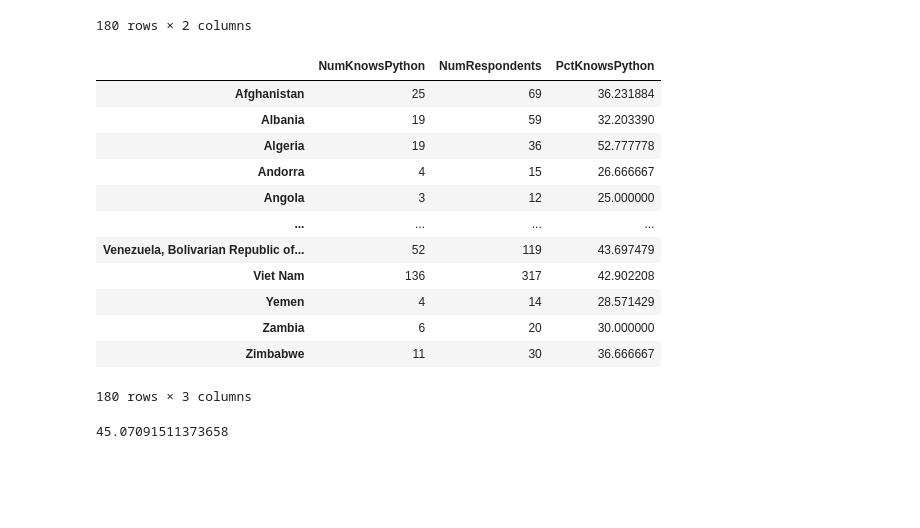
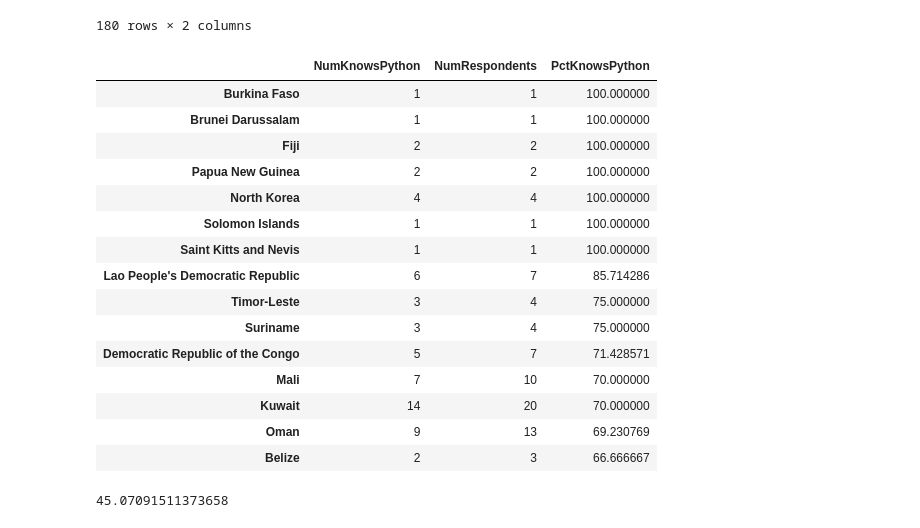
Before and after one commit to Obscureagain/pandas-demo, a Jupyter notebook: SO 2022.ipynb, the cells around one changed output. Cells and saved outputs as stored; diff of their text form; code cells hidden in the pictures; blank space fills up the shorter version.

```diff
--- a/SO 2022.ipynb
+++ b/SO 2022.ipynb
@@ -676,20 +696,24 @@ python_df
 python_df['PctKnowsPython']=(python_df['NumKnowsPython']/python_df['NumRespondents'])*100
-# %%
-python_df
-# %% [output]
-|  | NumKnowsPython | NumRespondents | PctKnowsPython |
-| Afghanistan | 25 | 69 | 36.231884 |
-| Albania | 19 | 59 | 32.203390 |
-| Algeria | 19 | 36 | 52.777778 |
-| Andorra | 4 | 15 | 26.666667 |
-| Angola | 3 | 12 | 25.000000 |
-| ... | ... | ... | ... |
-| Venezuela, Bolivarian Republic of... | 52 | 119 | 43.697479 |
-| Viet Nam | 136 | 317 | 42.902208 |
-| Yemen | 4 | 14 | 28.571429 |
-| Zambia | 6 | 20 | 30.000000 |
-| Zimbabwe | 11 | 30 | 36.666667 |
-180 rows × 3 columns
+# %%
+# Review which countries has the highest pct of respondents that know Python
+python_df.nlargest(15, 'PctKnowsPython')
+# %% [output]
+|  | NumKnowsPython | NumRespondents | PctKnowsPython |
+| Burkina Faso | 1 | 1 | 100.000000 |
+| Brunei Darussalam | 1 | 1 | 100.000000 |
+| Fiji | 2 | 2 | 100.000000 |
+| Papua New Guinea | 2 | 2 | 100.000000 |
+| North Korea | 4 | 4 | 100.000000 |
+| Solomon Islands | 1 | 1 | 100.000000 |
+| Saint Kitts and Nevis | 1 | 1 | 100.000000 |
+| Lao People's Democratic Republic | 6 | 7 | 85.714286 |
+| Timor-Leste | 3 | 4 | 75.000000 |
+| Suriname | 3 | 4 | 75.000000 |
+| Democratic Republic of the Congo | 5 | 7 | 71.428571 |
+| Mali | 7 | 10 | 70.000000 |
+| Kuwait | 14 | 20 | 70.000000 |
+| Oman | 9 | 13 | 69.230769 |
+| Belize | 2 | 3 | 66.666667 |
 # %%
 python_df['PctKnowsPython'].mean()
 # %% [output]
```
Also changed, not shown: parts of 30 cells of this notebook, 3 other files.
